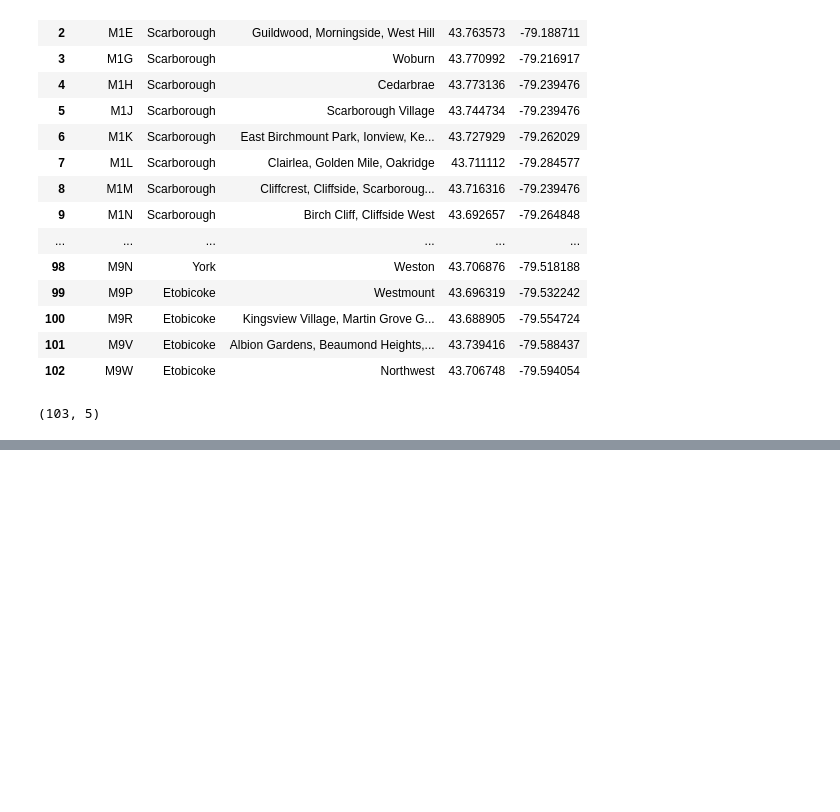
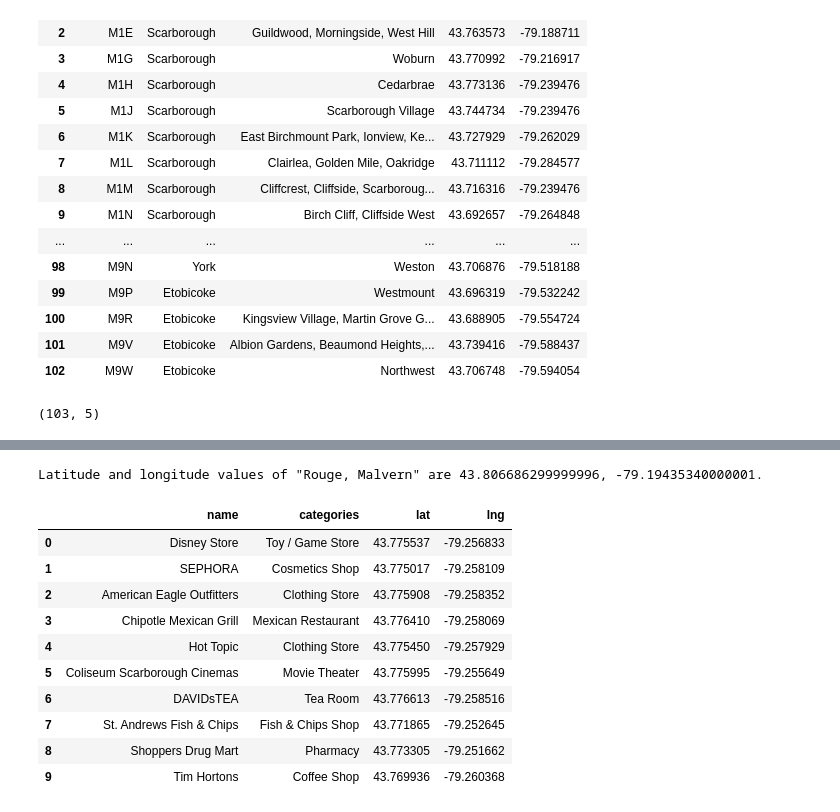
Before and after one commit to ngaliatsos/coursera-capstone-project, a Jupyter notebook: Exploring and clustering in Toronto.ipynb, the cells around one changed output, grey strips where cells are left out. Drawn from its saved outputs; the diff is of its cells as text; code cells hidden in the pictures; blank space fills up the shorter version.

```diff
--- a/Exploring and clustering in Toronto.ipynb
+++ b/Exploring and clustering in Toronto.ipynb
@@ -194,0 +242,11 @@ result.shape
+# %%
+neighborhood_latitude = Scarborough_data.loc[0, 'Latitude'] # neighbourhood latitude value
+neighborhood_longitude = Scarborough_data.loc[0, 'Longitude'] # neighbourhood longitude value
+
+neighborhood_name = Scarborough_data.loc[0, 'Neighbourhood'] # neighbourhood name
+
+print('Latitude and longitude values of "{}" are {}, {}.'.format(neighborhood_name,
+                                                               neighborhood_latitude,
+                                                               neighborhood_longitude))
+# %% [output]
+Latitude and longitude values of "Rouge, Malvern" are 43.806686299999996, -79.19435340000001.
@@ -194,0 +265,30 @@ result.shape
+# %%
+import json # library to handle JSON files
+from pandas.io.json import json_normalize # tranform JSON file into a pandas dataframe
+
+venues = results['response']['groups'][0]['items']
+nearby_venues = json_normalize(venues) # flatten JSON
+
+# filter columns
+filtered_columns = ['venue.name', 'venue.categories', 'venue.location.lat', 'venue.location.lng']
+nearby_venues =nearby_venues.loc[:, filtered_columns]
+
+# filter the category for each row
+nearby_venues['venue.categories'] = nearby_venues.apply(get_category_type, axis=1)
+
+# clean columns
+nearby_venues.columns = [col.split(".")[-1] for col in nearby_venues.columns]
+
+nearby_venues.head(10)
+# %% [output]
+|  | name | categories | lat | lng |
+| 0 | Disney Store | Toy / Game Store | 43.775537 | -79.256833 |
+| 1 | SEPHORA | Cosmetics Shop | 43.775017 | -79.258109 |
+| 2 | American Eagle Outfitters | Clothing Store | 43.775908 | -79.258352 |
+| 3 | Chipotle Mexican Grill | Mexican Restaurant | 43.776410 | -79.258069 |
+| 4 | Hot Topic | Clothing Store | 43.775450 | -79.257929 |
+| 5 | Coliseum Scarborough Cinemas | Movie Theater | 43.775995 | -79.255649 |
+| 6 | DAVIDsTEA | Tea Room | 43.776613 | -79.258516 |
+| 7 | St. Andrews Fish & Chips | Fish & Chips Shop | 43.771865 | -79.252645 |
+| 8 | Shoppers Drug Mart | Pharmacy | 43.773305 | -79.251662 |
+| 9 | Tim Hortons | Coffee Shop | 43.769936 | -79.260368 |
```
Also changed, not shown: parts of 18 cells of this notebook.
